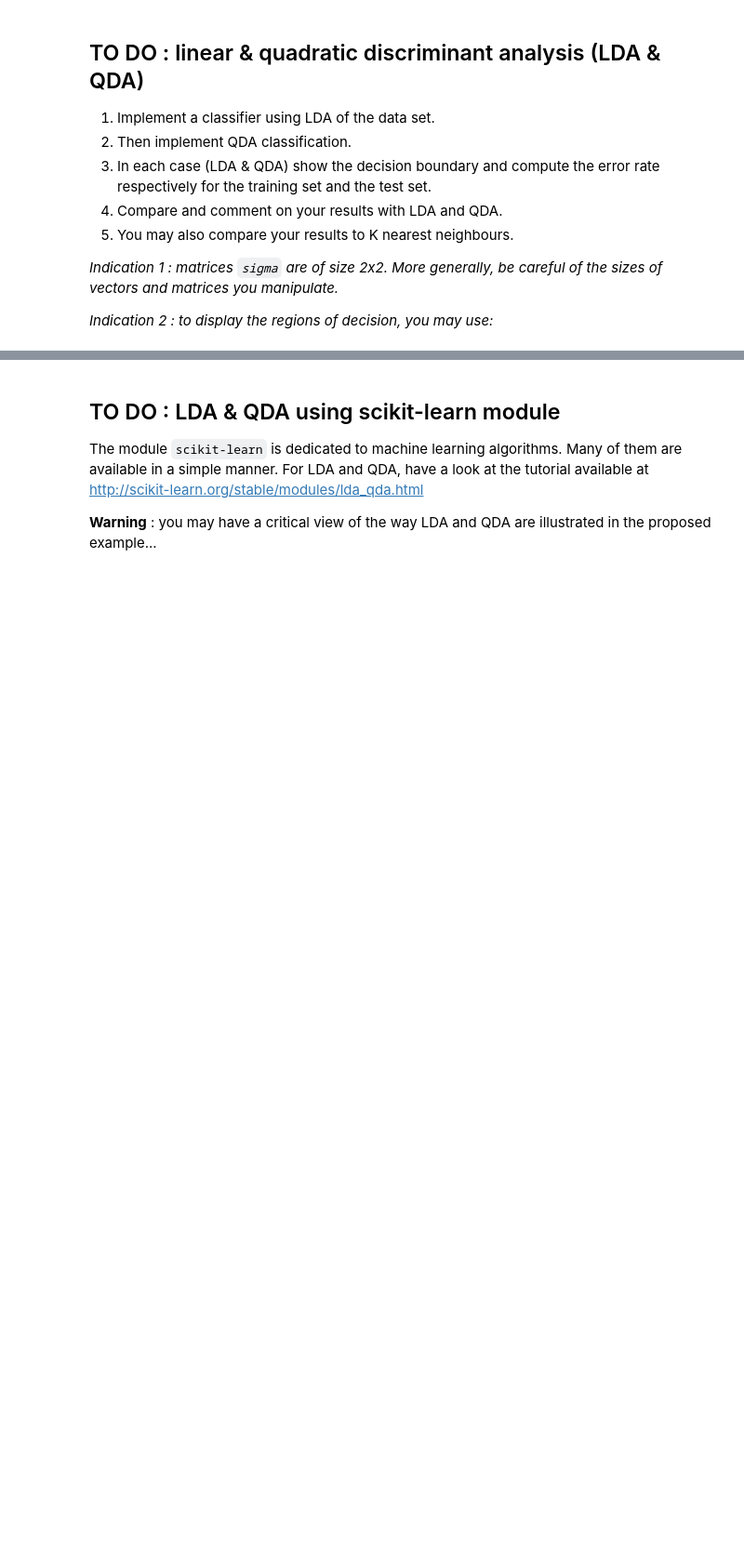
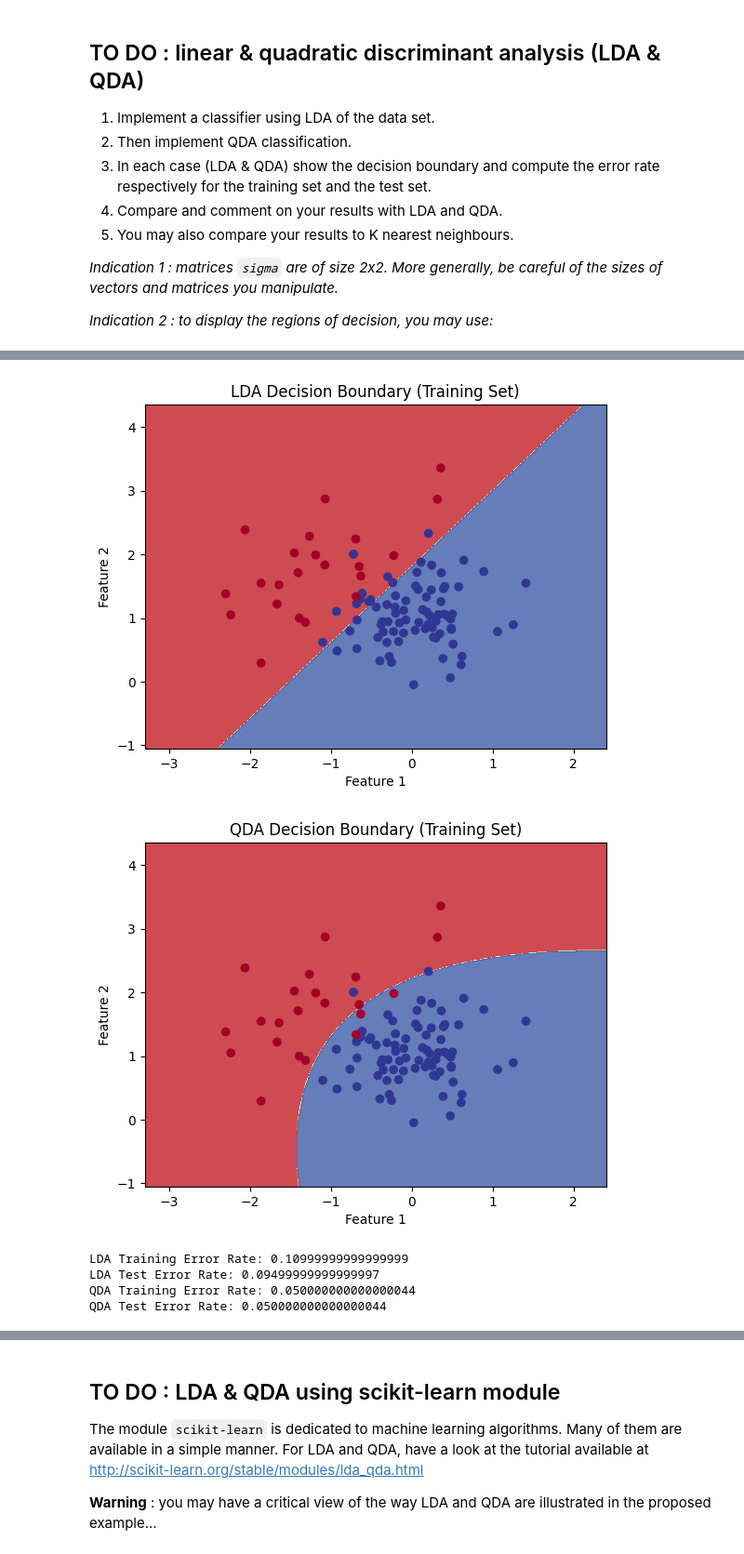
Before and after one commit to mcaron01/decsion-et-apprentissage-sdi, a Jupyter notebook: TP2/TP2_archive/TP2_LDA_QDA.ipynb, the cells around one changed output, grey strips where cells are left out. Shown at 93% size. Cells and saved outputs as stored; diff of their text form; code cells hidden in the pictures; blank space fills up the shorter version.

```diff
--- a/TP2/TP2_archive/TP2_LDA_QDA.ipynb
+++ b/TP2/TP2_archive/TP2_LDA_QDA.ipynb
@@ -107,3 +146,67 @@ _Indication 2 : to display the regions of decision, you may use:_
+# %%
+def qda_classifier(x):
+    d1 = -0.5 * np.log(np.linalg.det(sigma_1)) - 0.5 * np.dot(np.dot((x - mu_1).T, np.linalg.inv(sigma_1)), (x - mu_1)) + np.log(pi_1)
+    d2 = -0.5 * np.log(np.linalg.det(sigma_2)) - 0.5 * np.dot(np.dot((x - mu_2).T, np.linalg.inv(sigma_2)), (x - mu_2)) + np.log(pi_2)
+    return 1 if d1 < d2 else 2
+# %%
+import numpy as np
+import matplotlib.pyplot as plt
+from sklearn.metrics import accuracy_score
+
+# Assuming you have implemented LDA and QDA classifiers
+# lda_classifier(x) and qda_classifier(x) are the classification functions
+
+# Define a function to visualize the decision boundary
+def plot_decision_boundary(classifier, features, labels, title):
+    x_min, x_max = features[:, 0].min() - 1, features[:, 0].max() + 1
+    y_min, y_max = features[:, 1].min() - 1, features[:, 1].max() + 1
+
+    xx, yy = np.meshgrid(np.arange(x_min, x_max, 0.01), np.arange(y_min, y_max, 0.01))
+    mesh_points = np.c_[xx.ravel(), yy.ravel()]
+    Z = np.array([classifier(point) for point in mesh_points])
+    Z = Z.reshape(xx.shape)
+
+    plt.contourf(xx, yy, Z, alpha=0.8, cmap=plt.cm.RdYlBu)
+    plt.scatter(features[:, 0], features[:, 1], c=labels, cmap=plt.cm.RdYlBu, marker='o')
+    plt.xlabel("Feature 1")
+    plt.ylabel("Feature 2")
+    plt.title(title)
+    plt.show()
+
+# Apply LDA to the training and test sets
+lda_train_predictions = np.array([lda_classifier(x) for x in train_features])
+lda_test_predictions = np.array([lda_classifier(x) for x in test_features])
+
+# Visualize the LDA decision boundary on the training set
+plot_decision_boundary(lda_classifier, train_features, train_labels, title="LDA Decision Boundary (Training Set)")
+
+# Compute error rates for LDA
+lda_train_error = 1 - accuracy_score(train_labels, lda_train_predictions)
+lda_test_error = 1 - accuracy_score(test_labels, lda_test_predictions)
+
+# Apply QDA to the training and test sets
+qda_train_predictions = np.array([qda_classifier(x) for x in train_features])
+qda_test_predictions = np.array([qda_classifier(x) for x in test_features])
+
+# Visualize the QDA decision boundary on the training set
+plot_decision_boundary(qda_classifier, train_features, train_labels, title="QDA Decision Boundary (Training Set)")
+
+# Compute error rates for QDA
+qda_train_error = 1 - accuracy_score(train_labels, qda_train_predictions)
+qda_test_error = 1 - accuracy_score(test_labels, qda_test_predictions)
+
+# Display error rates
+print("LDA Training Error Rate:", lda_train_error)
+print("LDA Test Error Rate:", lda_test_error)
+print("QDA Training Error Rate:", qda_train_error)
+print("QDA Test Error Rate:", qda_test_error)
+# %% [output]
+[figure, added]
+[figure, added]
+LDA Training Error Rate: 0.10999999999999999
+LDA Test Error Rate: 0.09499999999999997
+QDA Training Error Rate: 0.050000000000000044
+QDA Test Error Rate: 0.050000000000000044
 # %%
 Nx1=100 # number of samples for display
 Nx2=100
```
Also changed, not shown: parts of 2 cells of this notebook.
